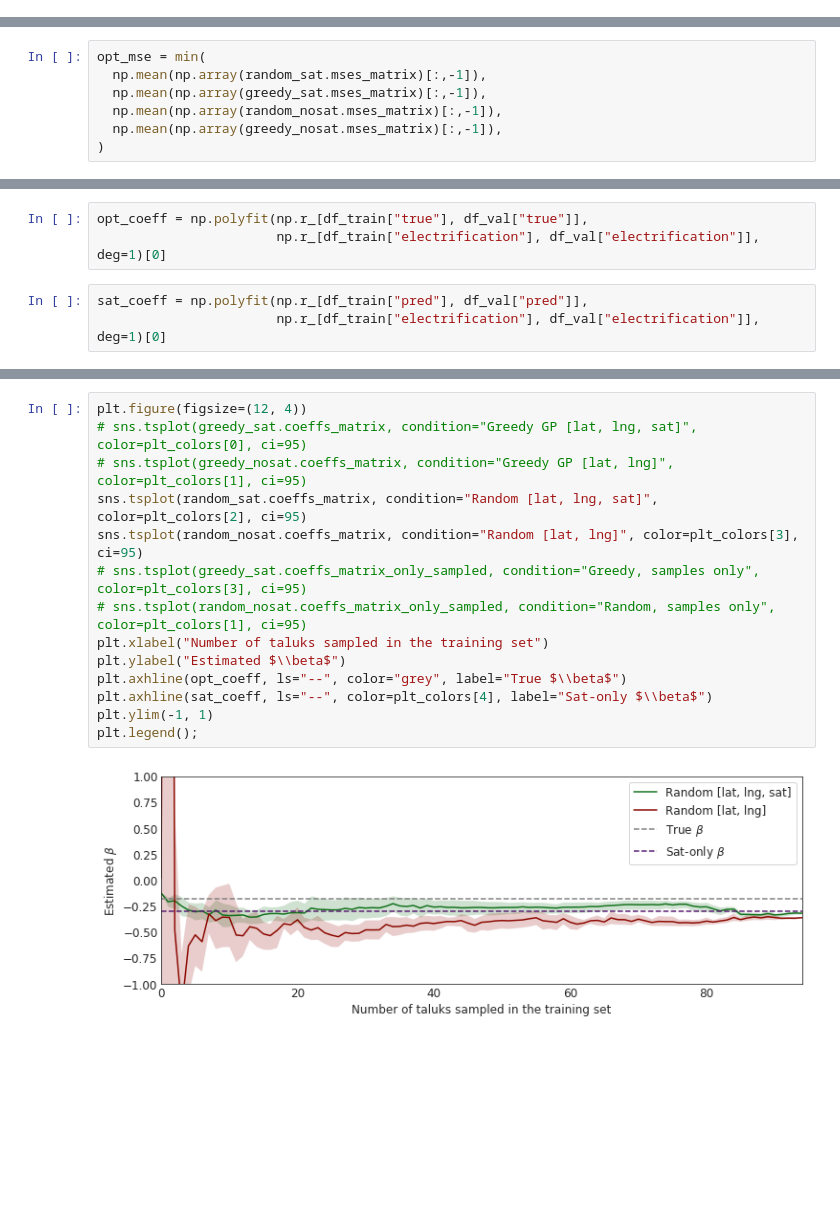
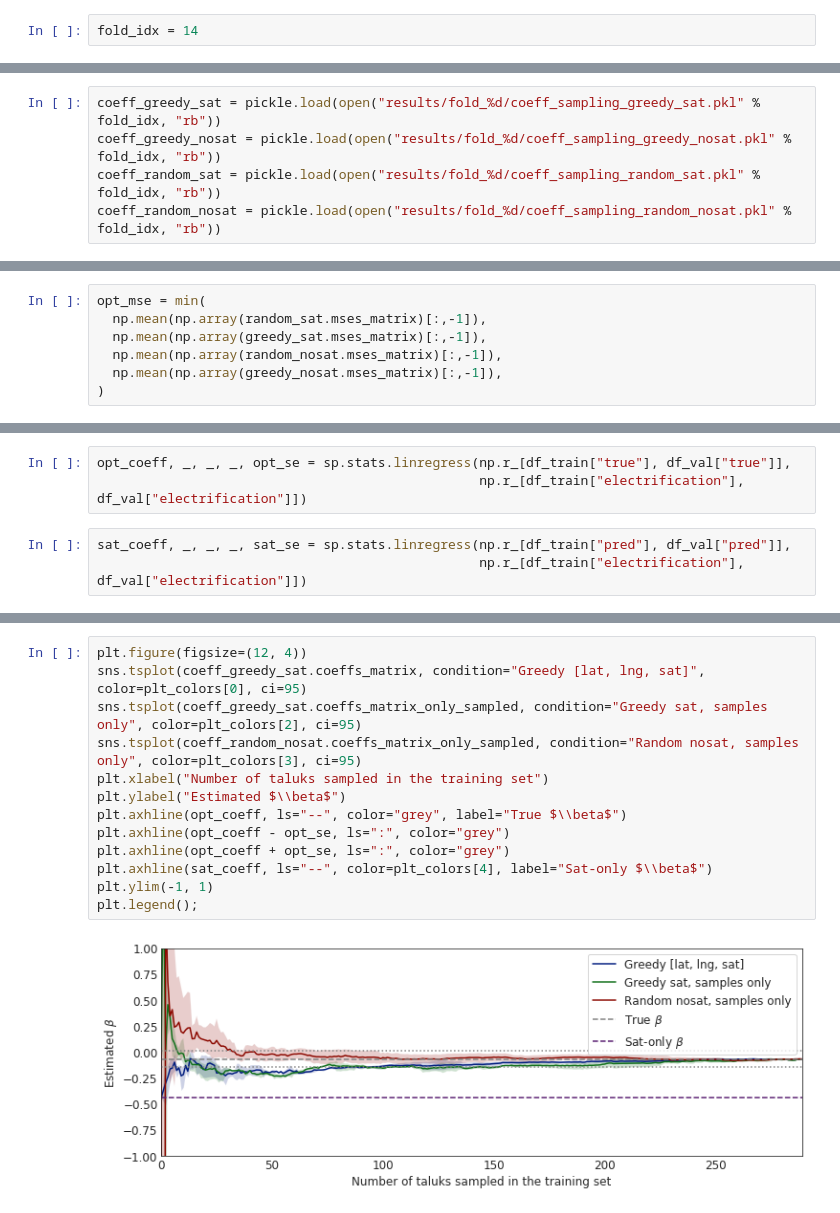
Before and after one commit to chrisyeh96/india-poverty, a Jupyter notebook: evaluation/eval-sampling.ipynb, the cells around one changed output, grey strips where cells are left out. Saved outputs shown, nothing was run; the diff lists cells and outputs as text; blank space fills up the shorter version.

Commit message:
Updates to sampling process.

```diff
--- a/evaluation/eval-sampling.ipynb
+++ b/evaluation/eval-sampling.ipynb
@@ -29,8 +27,15 @@ fold_idx = 6 # gujarat
+# %%
+fold_idx = 14
 # %%
 greedy_sat = pickle.load(open("results/fold_%d/sampling_greedy_sat.pkl" % fold_idx, "rb"))
 greedy_nosat = pickle.load(open("results/fold_%d/sampling_greedy_nosat.pkl" % fold_idx, "rb"))
 random_sat = pickle.load(open("results/fold_%d/sampling_random_sat.pkl" % fold_idx, "rb"))
 random_nosat = pickle.load(open("results/fold_%d/sampling_random_nosat.pkl" % fold_idx, "rb"))
+# %%
+coeff_greedy_sat = pickle.load(open("results/fold_%d/coeff_sampling_greedy_sat.pkl" % fold_idx, "rb"))
+coeff_greedy_nosat = pickle.load(open("results/fold_%d/coeff_sampling_greedy_nosat.pkl" % fold_idx, "rb"))
+coeff_random_sat = pickle.load(open("results/fold_%d/coeff_sampling_random_sat.pkl" % fold_idx, "rb"))
+coeff_random_nosat = pickle.load(open("results/fold_%d/coeff_sampling_random_nosat.pkl" % fold_idx, "rb"))
 # %%
 df_train = pd.read_csv("results/fold_%d/sampling_train.csv" % fold_idx)
 df_val = pd.read_csv("results/fold_%d/sampling_val.csv" % fold_idx)
@@ -87,6 +102,6 @@ plt.legend();
 # %%
-opt_coeff = np.polyfit(np.r_[df_train["true"], df_val["true"]],
-                       np.r_[df_train["electrification"], df_val["electrification"]], deg=1)[0]
+opt_coeff, _, _, _, opt_se = sp.stats.linregress(np.r_[df_train["true"], df_val["true"]],
+                                                 np.r_[df_train["electrification"], df_val["electrification"]])
 # %%
-sat_coeff = np.polyfit(np.r_[df_train["pred"], df_val["pred"]],
-                       np.r_[df_train["electrification"], df_val["electrification"]], deg=1)[0]
+sat_coeff, _, _, _, sat_se = sp.stats.linregress(np.r_[df_train["pred"], df_val["pred"]],
+                                                 np.r_[df_train["electrification"], df_val["electrification"]])
@@ -109,16 +132,15 @@ plt.legend();
 # %%
 plt.figure(figsize=(12, 4))
-# sns.tsplot(greedy_sat.coeffs_matrix, condition="Greedy GP [lat, lng, sat]", color=plt_colors[0], ci=95)
-# sns.tsplot(greedy_nosat.coeffs_matrix, condition="Greedy GP [lat, lng]", color=plt_colors[1], ci=95)
-sns.tsplot(random_sat.coeffs_matrix, condition="Random [lat, lng, sat]", color=plt_colors[2], ci=95)
-sns.tsplot(random_nosat.coeffs_matrix, condition="Random [lat, lng]", color=plt_colors[3], ci=95)
-# sns.tsplot(greedy_sat.coeffs_matrix_only_sampled, condition="Greedy, samples only", color=plt_colors[3], ci=95)
-# sns.tsplot(random_nosat.coeffs_matrix_only_sampled, condition="Random, samples only", color=plt_colors[1], ci=95)
+sns.tsplot(coeff_greedy_sat.coeffs_matrix, condition="Greedy [lat, lng, sat]", color=plt_colors[0], ci=95)
+sns.tsplot(coeff_greedy_sat.coeffs_matrix_only_sampled, condition="Greedy sat, samples only", color=plt_colors[2], ci=95)
+sns.tsplot(coeff_random_nosat.coeffs_matrix_only_sampled, condition="Random nosat, samples only", color=plt_colors[3], ci=95)
 plt.xlabel("Number of taluks sampled in the training set")
 plt.ylabel("Estimated $\\beta$")
 plt.axhline(opt_coeff, ls="--", color="grey", label="True $\\beta$")
+plt.axhline(opt_coeff - opt_se, ls=":", color="grey")
+plt.axhline(opt_coeff + opt_se, ls=":", color="grey")
 plt.axhline(sat_coeff, ls="--", color=plt_colors[4], label="Sat-only $\\beta$")
 plt.ylim(-1, 1)
 plt.legend();
 # %% [output]
-[figure, old version]
+[figure, new version]
```
Also changed, not shown: parts of 13 cells of this notebook, 3 other files.
